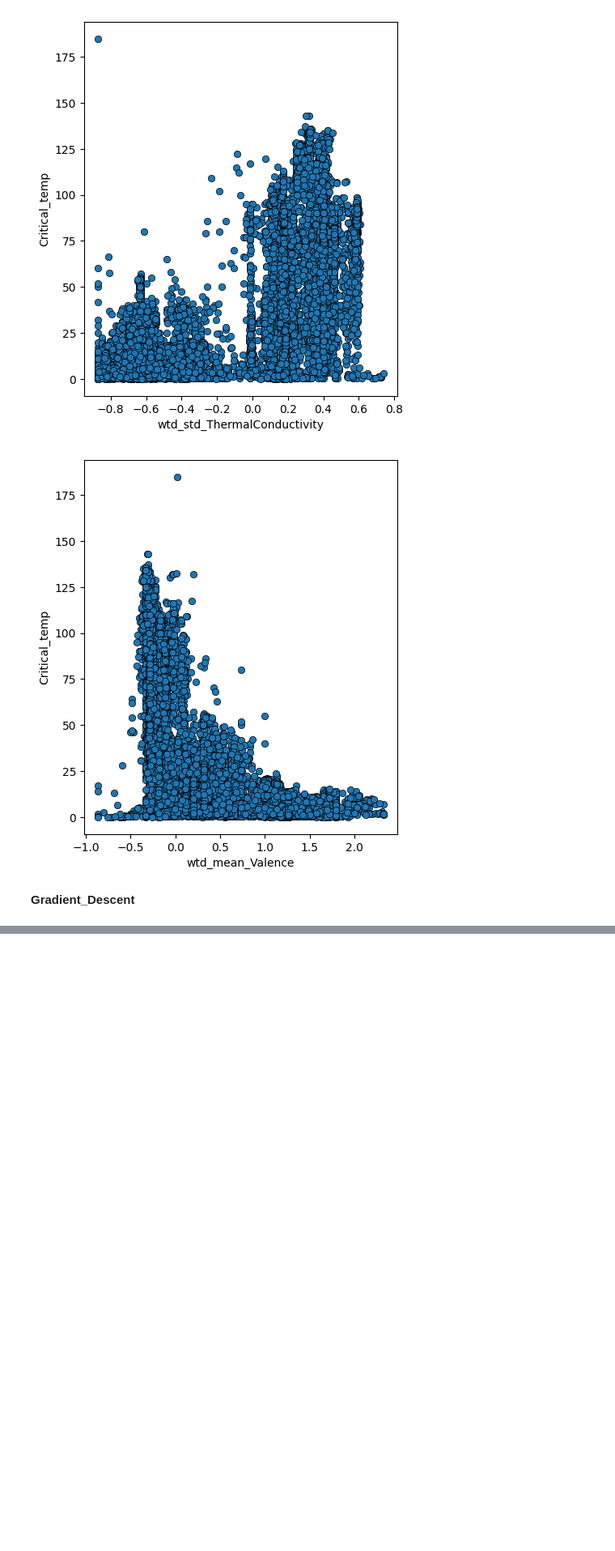
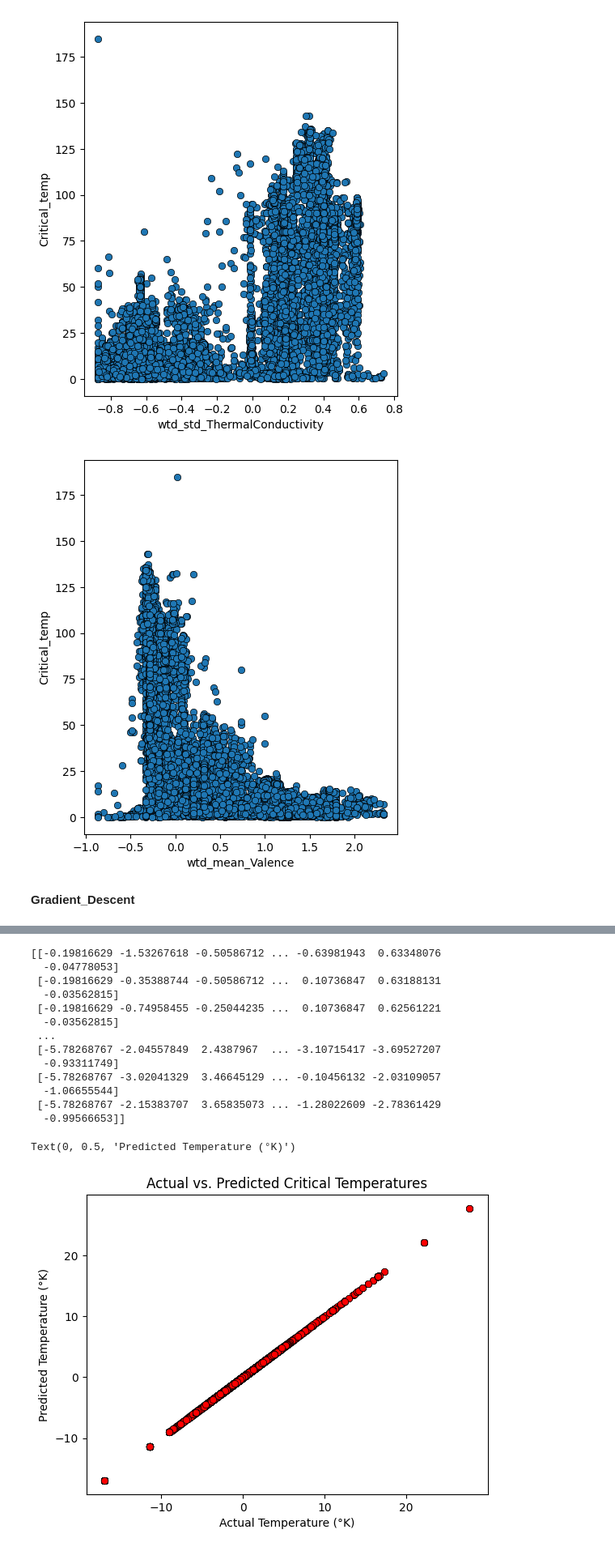
Before and after one commit to Hriddha/CSE445, a Jupyter notebook: Assignment_1/Asn1.ipynb, the cells around one changed output, grey strips where cells are left out. Shown at 81% size. Saved outputs shown, nothing was run; the diff lists cells and outputs as text; code cells hidden in the pictures; blank space fills up the shorter version.

```diff
--- a/Assignment_1/Asn1.ipynb
+++ b/Assignment_1/Asn1.ipynb
@@ -134,0 +178,31 @@ def viewCost(J_hist, iteration, w):
+# %%
+def predict(X,w,b):
+    return X*w + b
+# %%
+y_pred = predict(X_test, w, b)
+print(y_pred)
+
+plt.scatter(y_pred, y_pred, color='red',linewidths=0.5, edgecolors='black')
+
+
+
+# plt.plot(y_pred)
+plt.title("Actual vs. Predicted Critical Temperatures")
+plt.xlabel("Actual Temperature (°K)")
+plt.ylabel("Predicted Temperature (°K)")
+# %% [output]
+[[-0.19816629 -1.53267618 -0.50586712 ... -0.63981943  0.63348076
+  -0.04778053]
+ [-0.19816629 -0.35388744 -0.50586712 ...  0.10736847  0.63188131
+  -0.03562815]
+ [-0.19816629 -0.74958455 -0.25044235 ...  0.10736847  0.62561221
+  -0.03562815]
+ ...
+ [-5.78268767 -2.04557849  2.4387967  ... -3.10715417 -3.69527207
+  -0.93311749]
+ [-5.78268767 -3.02041329  3.46645129 ... -0.10456132 -2.03109057
+  -1.06655544]
+ [-5.78268767 -2.15383707  3.65835073 ... -1.28022609 -2.78361429
+  -0.99566653]]
+Text(0, 0.5, 'Predicted Temperature (°K)')
+[figure, added]
```
Also changed, not shown: parts of 7 cells of this notebook.
